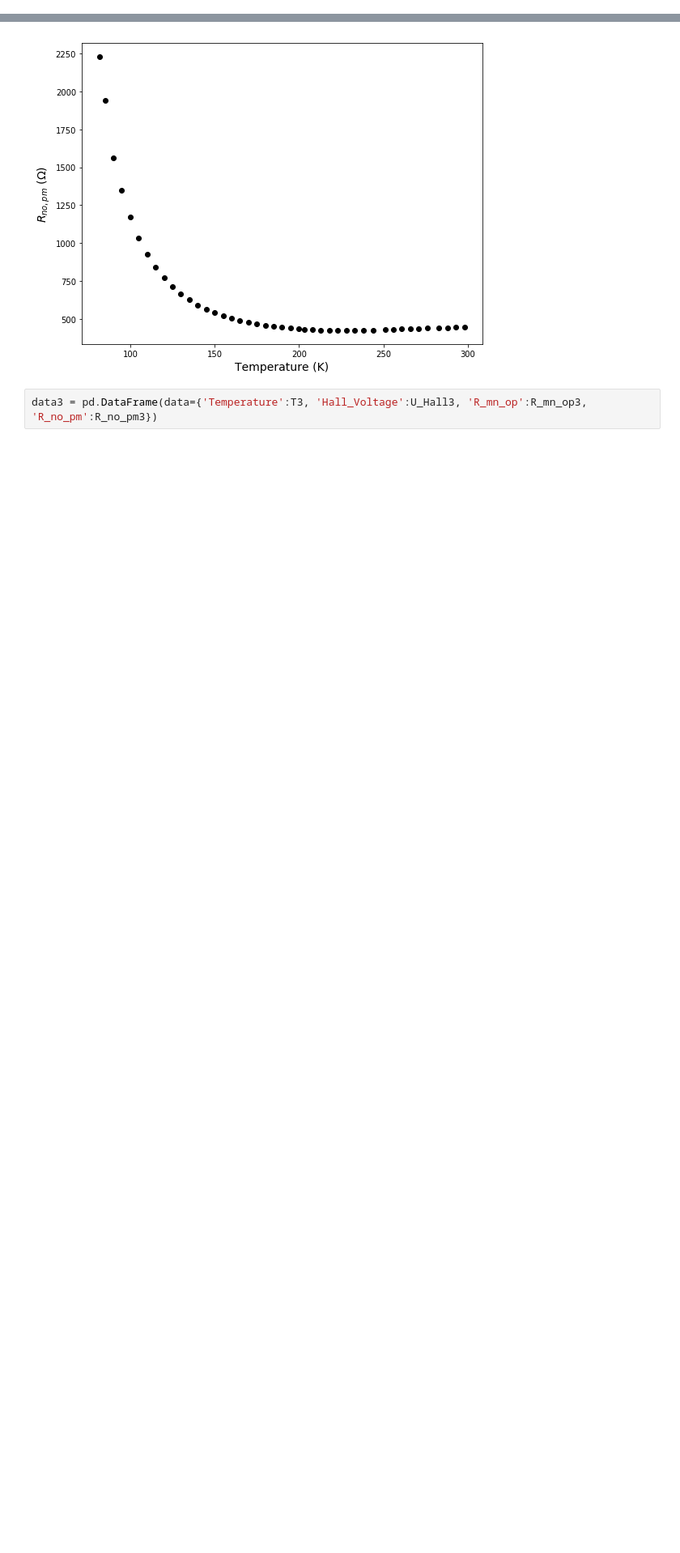
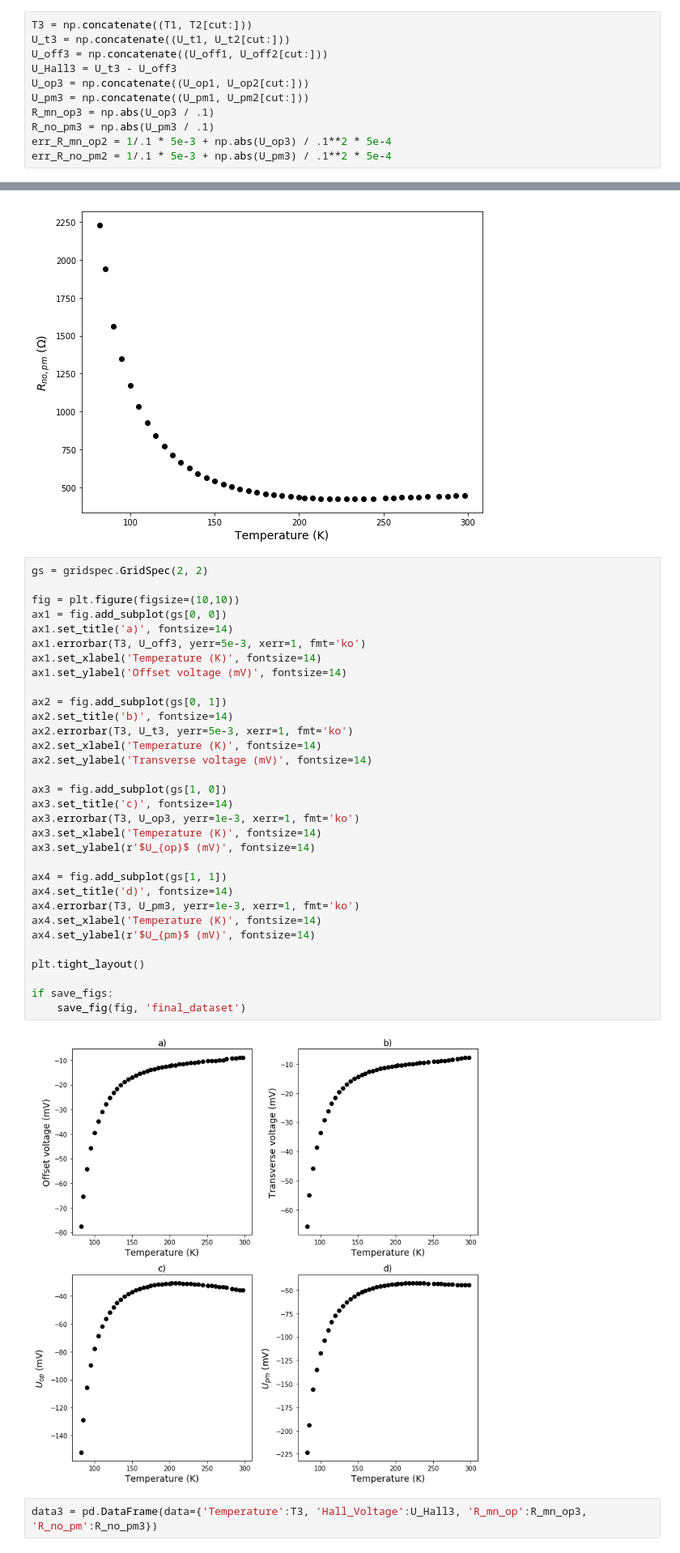
Before and after one commit to iyanmv/APL_ws18-19, a Jupyter notebook: Hall/Hall_effect.ipynb, the cells around one changed output, grey strips where cells are left out. Shown: that part at 81% size. Drawn from its saved outputs; the diff is of its cells as text; blank space fills up the shorter version.

Commit message:
[Hall Effect] Finish appendix & update jupyter notebook

```diff
--- a/Hall/Hall_effect.ipynb
+++ b/Hall/Hall_effect.ipynb
@@ -285,3 +260,14 @@ R_no_pm3 = np.concatenate((R_no_pm1, R_no_pm2[cut:]))
+# %%
+T3 = np.concatenate((T1, T2[cut:]))
+U_t3 = np.concatenate((U_t1, U_t2[cut:]))
+U_off3 = np.concatenate((U_off1, U_off2[cut:]))
+U_Hall3 = U_t3 - U_off3
+U_op3 = np.concatenate((U_op1, U_op2[cut:]))
+U_pm3 = np.concatenate((U_pm1, U_pm2[cut:]))
+R_mn_op3 = np.abs(U_op3 / .1)
+R_no_pm3 = np.abs(U_pm3 / .1)
+err_R_mn_op2 = 1/.1 * 5e-3 + np.abs(U_op3) / .1**2 * 5e-4
+err_R_no_pm2 = 1/.1 * 5e-3 + np.abs(U_pm3) / .1**2 * 5e-4
 # %%
 fig, ax = plt.subplots(1,1, figsize=(8,6))
 ax.plot(T3, U_Hall3, 'ko')
@@ -306,6 +292,40 @@ ax.set_ylabel('$R_{no,pm}$ ($\Omega$)', fontsize=14)
 plt.tight_layout()
 # %% [output]
 [figure]
+# %%
+gs = gridspec.GridSpec(2, 2)
+
+fig = plt.figure(figsize=(10,10))
+ax1 = fig.add_subplot(gs[0, 0])
+ax1.set_title('a)', fontsize=14)
+ax1.errorbar(T3, U_off3, yerr=5e-3, xerr=1, fmt='ko')
+ax1.set_xlabel('Temperature (K)', fontsize=14)
+ax1.set_ylabel('Offset voltage (mV)', fontsize=14)
+
+ax2 = fig.add_subplot(gs[0, 1])
+ax2.set_title('b)', fontsize=14)
+ax2.errorbar(T3, U_t3, yerr=5e-3, xerr=1, fmt='ko')
+ax2.set_xlabel('Temperature (K)', fontsize=14)
+ax2.set_ylabel('Transverse voltage (mV)', fontsize=14)
+
+ax3 = fig.add_subplot(gs[1, 0])
+ax3.set_title('c)', fontsize=14)
+ax3.errorbar(T3, U_op3, yerr=1e-3, xerr=1, fmt='ko')
+ax3.set_xlabel('Temperature (K)', fontsize=14)
+ax3.set_ylabel(r'$U_{op}$ (mV)', fontsize=14)
+
+ax4 = fig.add_subplot(gs[1, 1])
+ax4.set_title('d)', fontsize=14)
+ax4.errorbar(T3, U_pm3, yerr=1e-3, xerr=1, fmt='ko')
+ax4.set_xlabel('Temperature (K)', fontsize=14)
+ax4.set_ylabel(r'$U_{pm}$ (mV)', fontsize=14)
+
+plt.tight_layout()
+
+if save_figs:
+    save_fig(fig, 'final_dataset')
+# %% [output]
+[figure, added]
 # %%
 data3 = pd.DataFrame(data={'Temperature':T3, 'Hall_Voltage':U_Hall3, 'R_mn_op':R_mn_op3, 'R_no_pm':R_no_pm3})
 # %%
```
Also changed, not shown: parts of 11 cells of this notebook, 3 other files.
